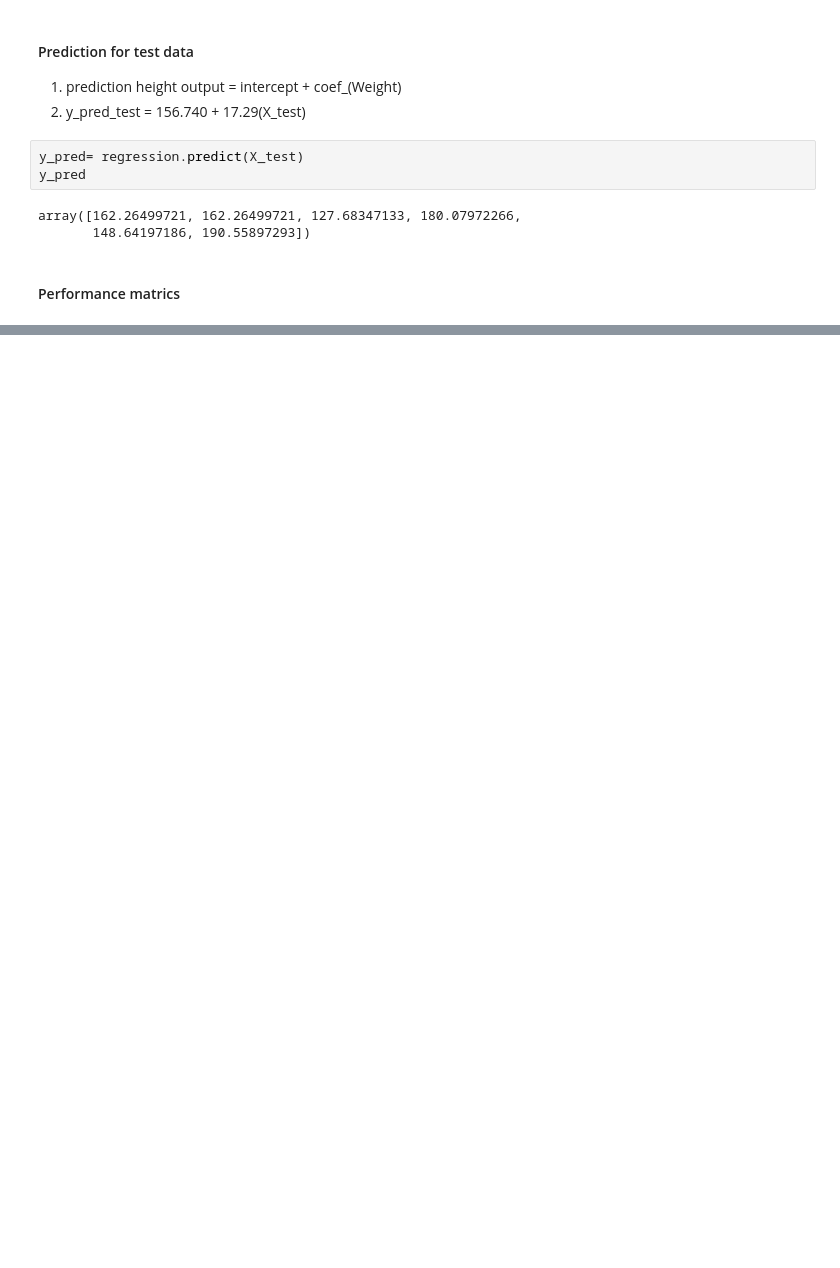
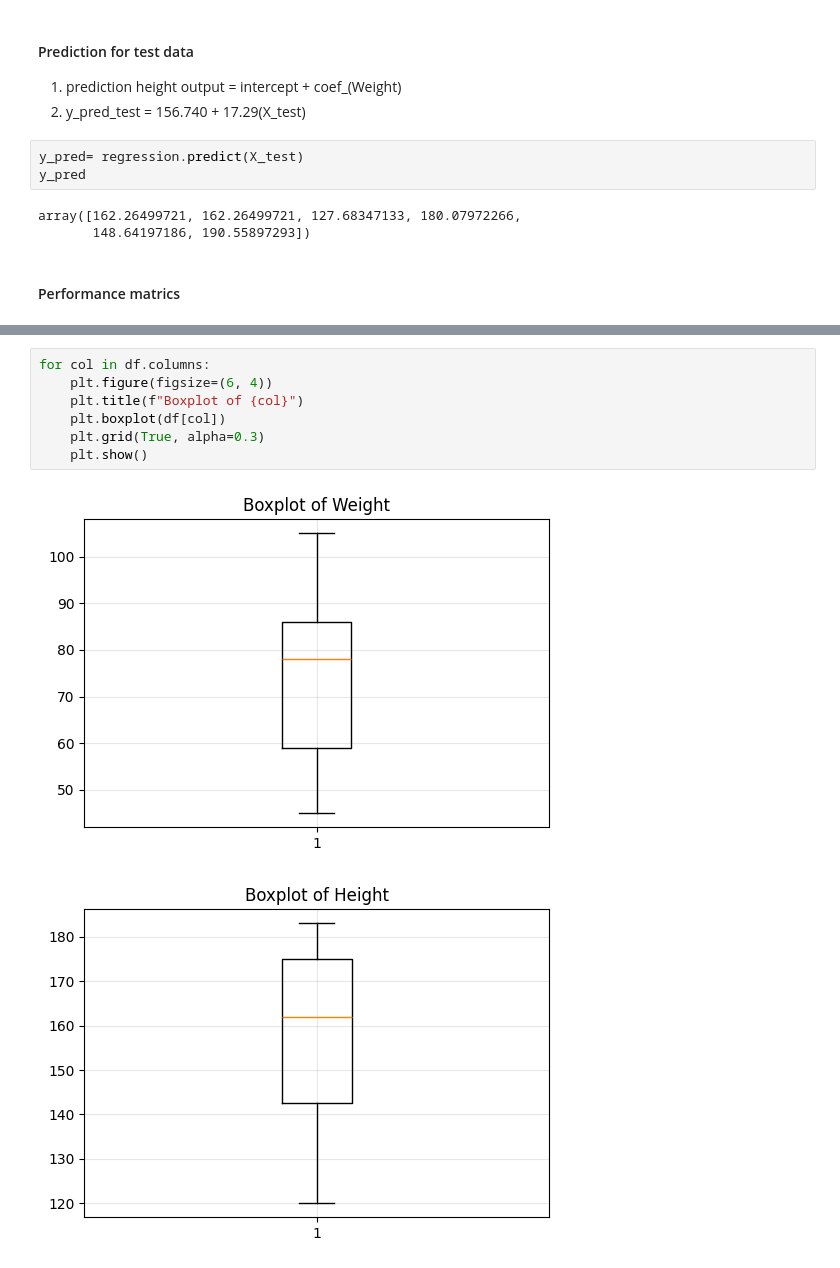
Before and after one commit to udityamerit/Complete-Machine-Learning-For-Beginners, a Jupyter notebook: 8-Complete Linear Regression/8.1-Complete_Simple_Linear_Regression.ipynb, the cells around one changed output, grey strips where cells are left out. Cells and saved outputs as stored; diff of their text form; blank space fills up the shorter version.

```diff
--- a/8-Complete Linear Regression/8.1-Complete_Simple_Linear_Regression.ipynb
+++ b/8-Complete Linear Regression/8.1-Complete_Simple_Linear_Regression.ipynb
@@ -124,0 +184,10 @@ array([162.26499721, 162.26499721, 127.68347133, 180.07972266,
+# %%
+for col in df.columns:
+    plt.figure(figsize=(6, 4))
+    plt.title(f"Boxplot of {col}")
+    plt.boxplot(df[col])
+    plt.grid(True, alpha=0.3)
+    plt.show()
+# %% [output]
+[figure, added]
+[figure, added]
```
Also changed, not shown: parts of 13 cells of this notebook, 1 other file.
